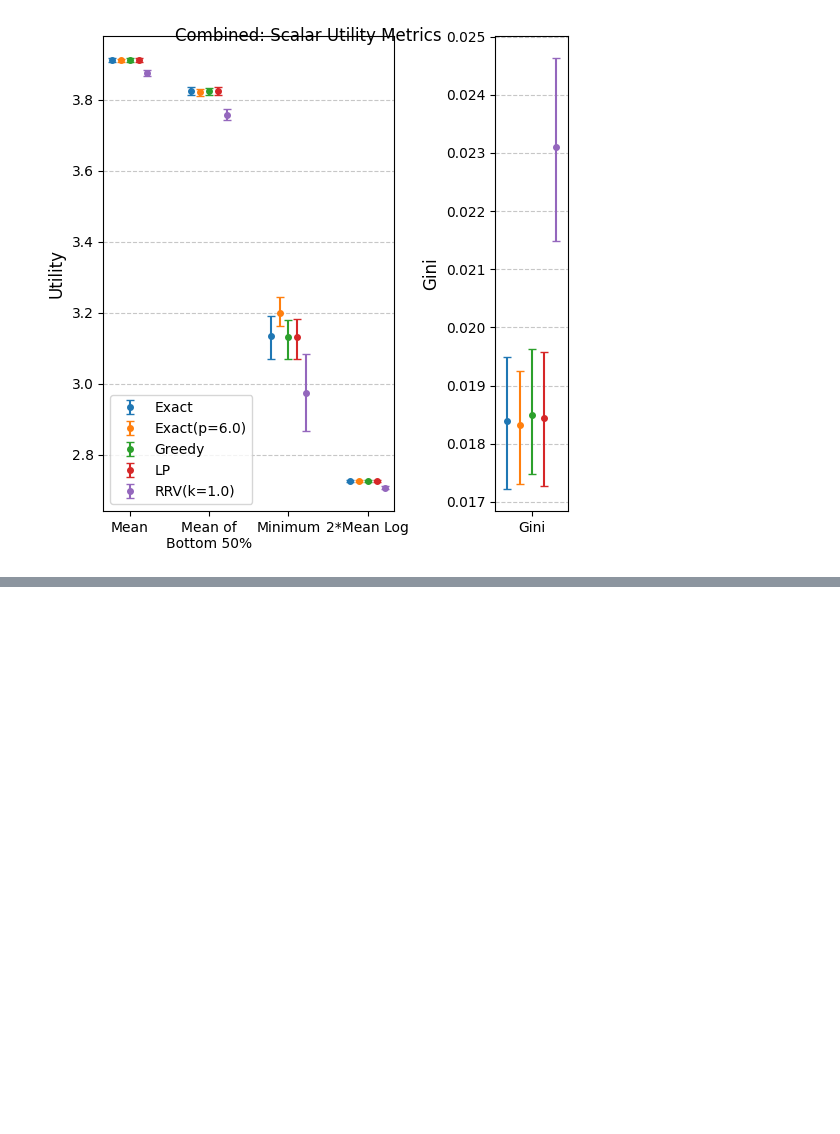
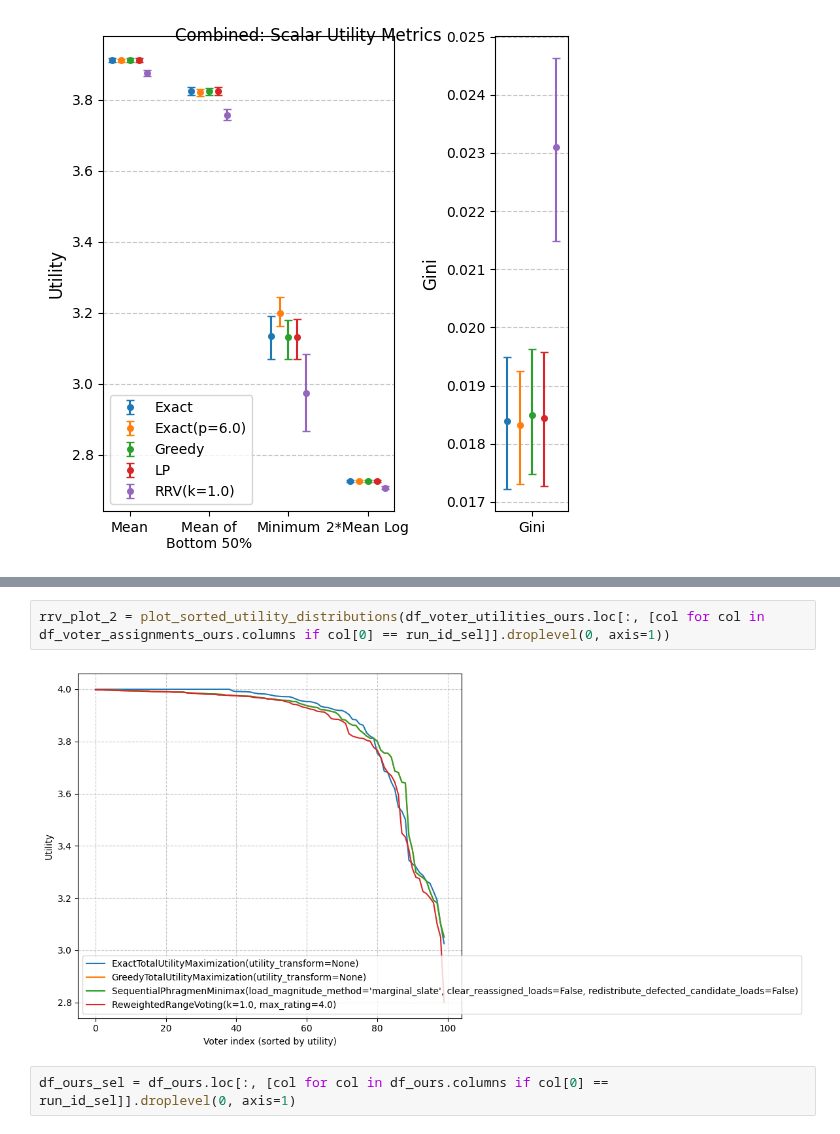
Before and after one commit to aaron-sandoval/generative_social_choice, a Jupyter notebook: generative_social_choice/plots/compare_voting_algs_on_chatbot_data.ipynb, the cells around one changed output, grey strips where cells are left out. Saved outputs shown, nothing was run; the diff lists cells and outputs as text; blank space fills up the shorter version.

```diff
--- a/generative_social_choice/plots/compare_voting_algs_on_chatbot_data.ipynb
+++ b/generative_social_choice/plots/compare_voting_algs_on_chatbot_data.ipynb
@@ -619,0 +669,6 @@ create_all_plots_from_utilities(slate8_utilities_ours, slate8_utilities_baseline
+# %%
+rrv_plot_2 = plot_sorted_utility_distributions(df_voter_utilities_ours.loc[:, [col for col in df_voter_assignments_ours.columns if col[0] == run_id_sel]].droplevel(0, axis=1))
+# %% [output]
+[figure, added]
+# %%
+df_ours_sel = df_ours.loc[:, [col for col in df_ours.columns if col[0] == run_id_sel]].droplevel(0, axis=1)
```
Also changed, not shown: parts of 11 cells of this notebook.
